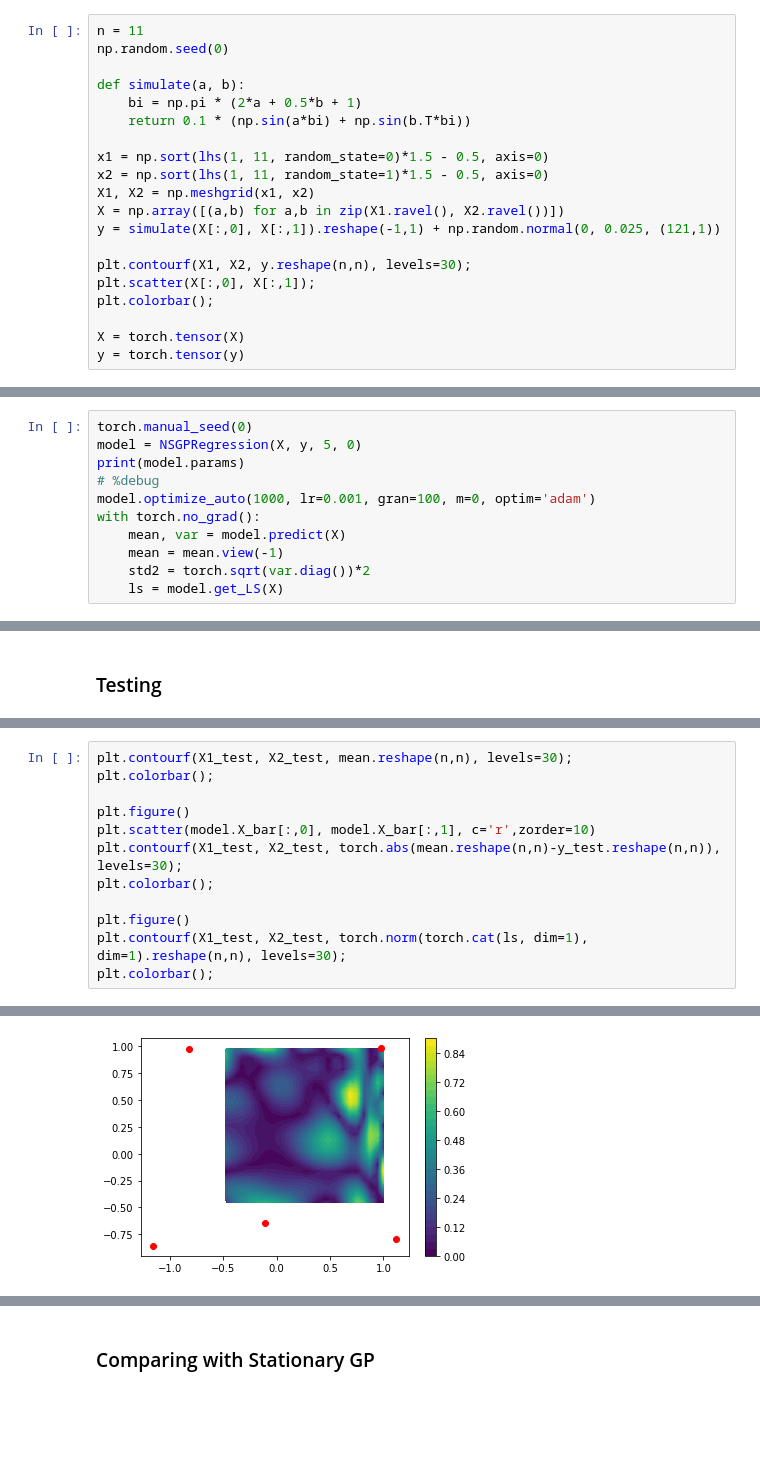
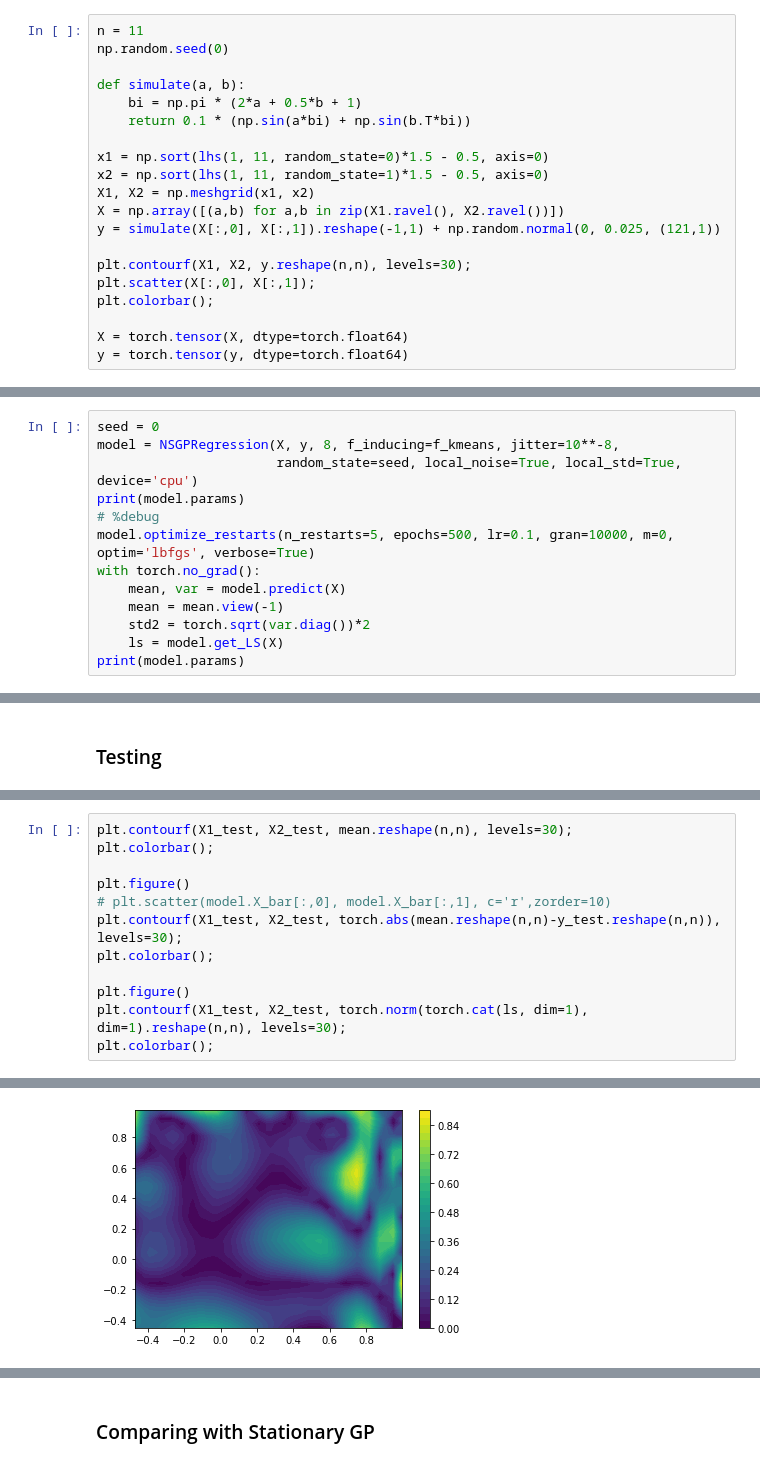
Before and after one commit to patel-zeel/snsgp-torch, a Jupyter notebook: 2D Test.ipynb, the cells around one changed output, grey strips where cells are left out. Saved outputs shown, nothing was run; the diff lists cells and outputs as text; blank space fills up the shorter version.

Commit message:
making torch seperate

```diff
--- a/2D Test.ipynb
+++ b/2D Test.ipynb
@@ -27,8 +28,8 @@ plt.contourf(X1, X2, y.reshape(n,n), levels=30);
 plt.scatter(X[:,0], X[:,1]);
 plt.colorbar();
 
-X = torch.tensor(X)
-y = torch.tensor(y)
+X = torch.tensor(X, dtype=torch.float64)
+y = torch.tensor(y, dtype=torch.float64)
 # %% [output]
 [figure]
 # %% [markdown]
@@ -39,14 +40,16 @@ y = (y - y.mean())/y.std()
 # %% [markdown]
 ### Training
 # %%
-torch.manual_seed(0)
-model = NSGPRegression(X, y, 5, 0)
+seed = 0
+model = NSGPRegression(X, y, 8, f_inducing=f_kmeans, jitter=10**-8,
+                       random_state=seed, local_noise=True, local_std=True, device='cpu')
 print(model.params)
 # %debug
-model.optimize_auto(1000, lr=0.001, gran=100, m=0, optim='adam')
+model.optimize_restarts(n_restarts=5, epochs=500, lr=0.1, gran=10000, m=0, optim='lbfgs', verbose=True)
 with torch.no_grad():
     mean, var = model.predict(X)
     mean = mean.view(-1)
     std2 = torch.sqrt(var.diag())*2
     ls = model.get_LS(X)
+print(model.params)
 # %% [output]
@@ -92,7 +97,7 @@ plt.contourf(X1_test, X2_test, mean.reshape(n,n), levels=30);
 plt.colorbar();
 
 plt.figure()
-plt.scatter(model.X_bar[:,0], model.X_bar[:,1], c='r',zorder=10)
+# plt.scatter(model.X_bar[:,0], model.X_bar[:,1], c='r',zorder=10)
 plt.contourf(X1_test, X2_test, torch.abs(mean.reshape(n,n)-y_test.reshape(n,n)), levels=30);
 plt.colorbar();
 
@@ -104 +109 @@ plt.colorbar();
-[figure, old version]
+[figure, new version]
```
Also changed, not shown: parts of 7 cells of this notebook, 15 other files.
